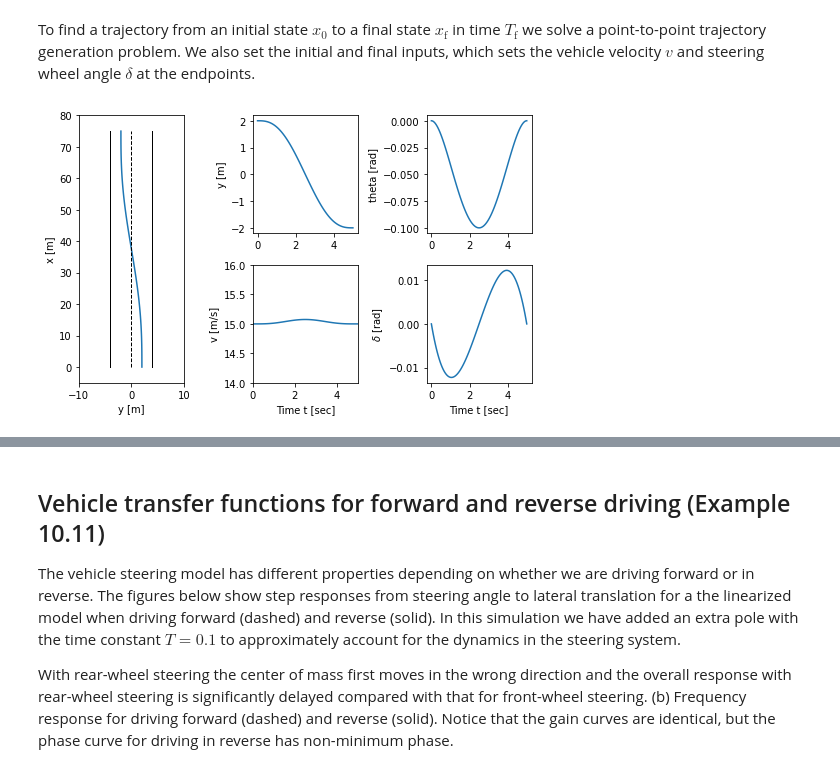
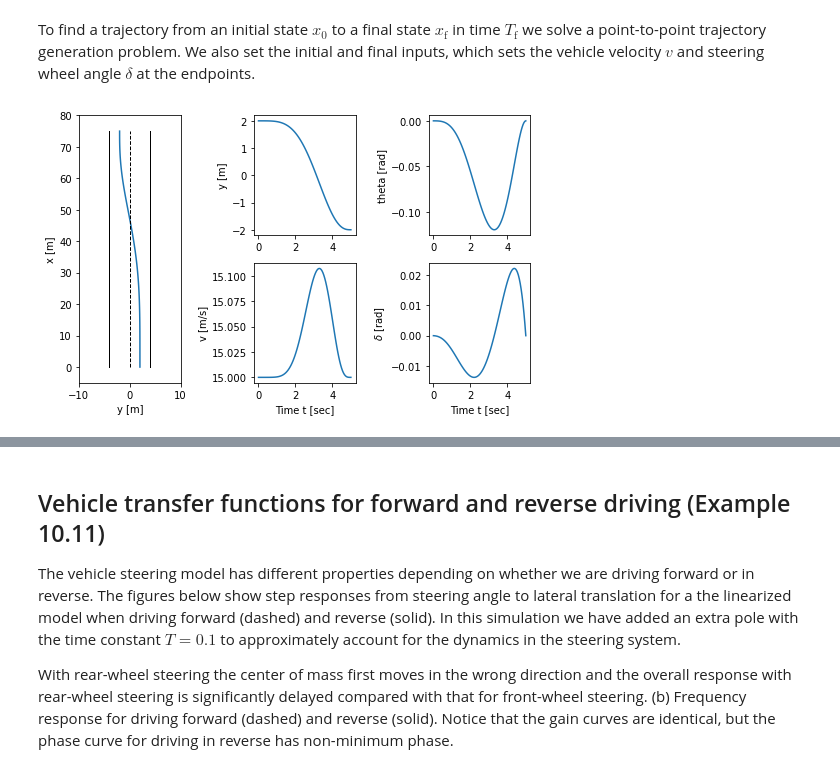
Before and after one commit to python-control/python-control, a Jupyter notebook: examples/steering.ipynb, the cells around one changed output, grey strips where cells are left out. Saved outputs shown, nothing was run; the diff lists cells and outputs as text; code cells hidden in the pictures.

```diff
--- a/examples/steering.ipynb
+++ b/examples/steering.ipynb
@@ -498,55 +463,16 @@ vehicle_flat = fs.FlatSystem(vehicle_flat_forward, vehicle_flat_reverse, inputs=
 # %% [markdown]
 To find a trajectory from an initial state $x_0$ to a final state $x_\text{f}$ in time $T_\text{f}$ we solve a point-to-point trajectory generation problem.  We also set the initial and final inputs, which sets the vehicle velocity $v$ and steering wheel angle $\delta$ at the endpoints.
-# %%
-# Define the endpoints of the trajectory
-x0 = [0., 2., 0.]; u0 = [15, 0.]
-xf = [75, -2., 0.]; uf = [15, 0.]
-Tf = xf[0] / uf[0]
-
-# Define a set of basis functions to use for the trajectories
-poly = fs.PolyFamily(6)
-
-# Find a trajectory between the initial condition and the final condition
-traj = fs.point_to_point(vehicle_flat, x0, u0, xf, uf, Tf, basis=poly)
-
-# Create the trajectory
-t = np.linspace(0, Tf, 100)
-x, u = traj.eval(t)
-
-# Configure matplotlib plots to be a bit bigger and optimize layout
-plt.figure(figsize=[9, 4.5])
-
-# Plot the trajectory in xy coordinate
-plt.subplot(1, 4, 2)
-plt.plot(x[1], x[0])
-plt.xlabel('y [m]')
-plt.ylabel('x [m]')
-
-# Add lane lines and scale the axis
-plt.plot([-4, -4], [0, x[0, -1]], 'k-', linewidth=1)
-plt.plot([0, 0], [0, x[0, -1]], 'k--', linewidth=1)
-plt.plot([4, 4], [0, x[0, -1]], 'k-', linewidth=1)
-plt.axis([-10, 10, -5, x[0, -1] + 5])
-
-# Time traces of the state and input
-plt.subplot(2, 4, 3)
-plt.plot(t, x[1])
-plt.ylabel('y [m]')
-
-plt.subplot(2, 4, 4)
-plt.plot(t, x[2])
-plt.ylabel('theta [rad]')
-
-plt.subplot(2, 4, 7)
-plt.plot(t, u[0])
-plt.xlabel('Time t [sec]')
-plt.ylabel('v [m/s]')
-plt.axis([0, Tf, u0[0] - 1, uf[0] +1])
-
-plt.subplot(2, 4, 8)
-plt.plot(t, u[1]);
-plt.xlabel('Time t [sec]')
-plt.ylabel('$\delta$ [rad]')
-plt.tight_layout()
-# %% [output]
-[figure, removed]
+# %%
+# Define the endpoints of the trajectory
+x0 = [0., 2., 0.]; u0 = [15, 0.]
+xf = [75, -2., 0.]; uf = [15, 0.]
+Tf = xf[0] / uf[0]
+
+# Define a set of basis functions to use for the trajectories
+poly = fs.PolyFamily(8)
+
+# Find a trajectory between the initial condition and the final condition
+traj1 = fs.point_to_point(vehicle_flat, Tf, x0, u0, xf, uf, basis=poly)
+plot_vehicle_lanechange(traj1)
+# %% [output]
+[figure, added]
```
Also changed, not shown: parts of 14 cells of this notebook, 8 other files.
